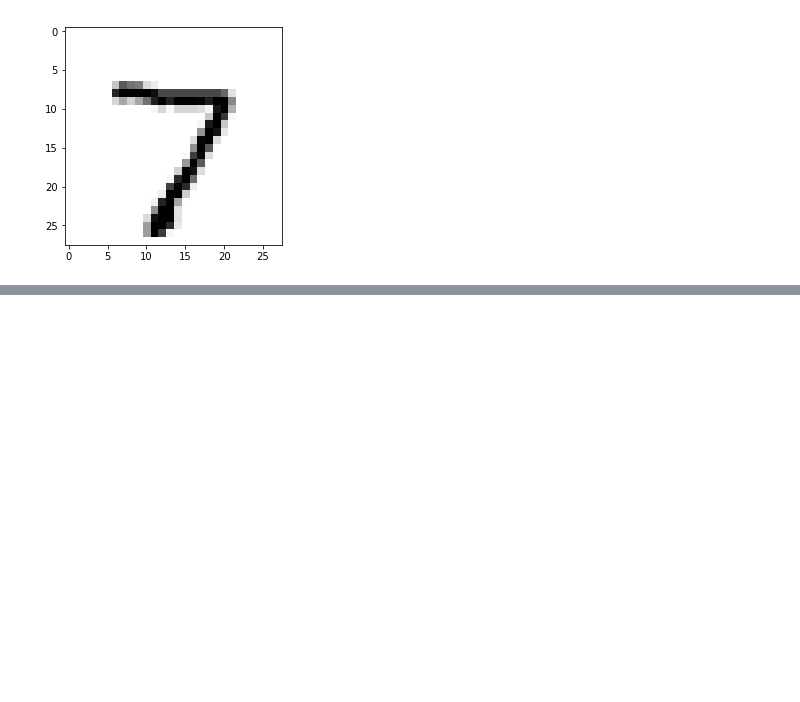
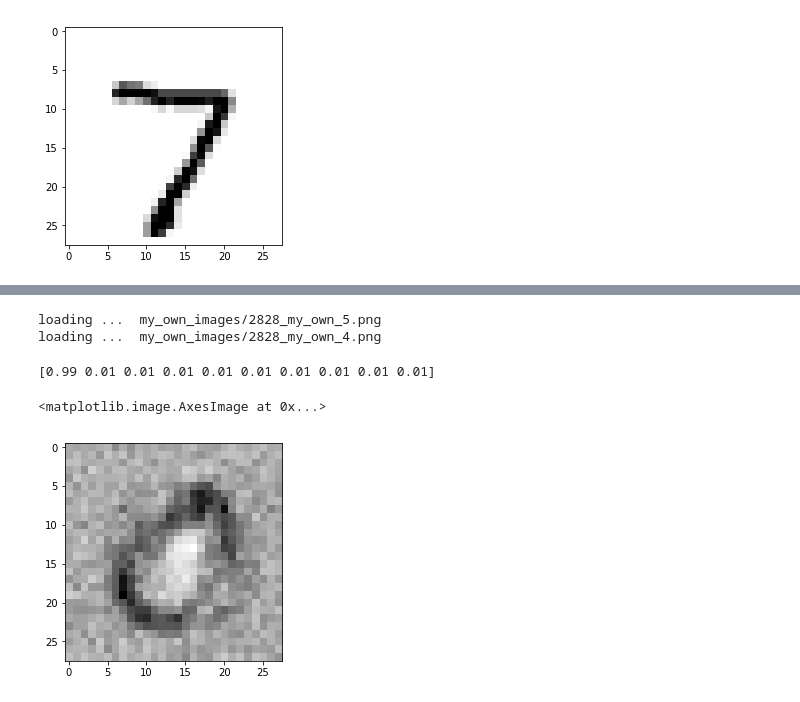
Before and after one commit to prahul/DEEPLEARNSTANFORD, a Jupyter notebook: MinsetExample.ipynb, the cells around one changed output, grey strips where cells are left out. Drawn from its saved outputs; the diff is of its cells as text; code cells hidden in the pictures; blank space fills up the shorter version.

```diff
--- a/MinsetExample.ipynb
+++ b/MinsetExample.ipynb
@@ -268,0 +318,43 @@ performance =  0.7
+# %%
+for image_file_name in glob.glob('my_own_images/2828_my_own_?.png'):
+    print ("loading ... ", image_file_name)
+    # use the filename to set the correct label
+    label = int(image_file_name[-5:-4])
+    #print(label)
+    # load image data from png files into an array
+    #img_array = imageio.imread(image_file_name, as_gray=True)
+    #img_array = scipy.misc.imread(image_file_name, flatten=True)
+    # reshape from 28x28 to list of 784 values, invert values
+    #img_data  = 255.0 - img_array.reshape(784)
+    # then scale data to range from 0.01 to 1.0
+    #img_data = (img_data / 255.0 * 0.99) + 0.01
+    #print(numpy.min(img_data))
+    #print(numpy.max(img_data))
+    # append label and image data  to test data set
+    #record = numpy.append(label,img_data)
+    #print(record)
+    #our_own_dataset.append(record)
+    pass
+# %% [output]
+loading ...  my_own_images/2828_my_own_5.png
+loading ...  my_own_images/2828_my_own_4.png
+# %%
+# run the network backwards, given a label, see what image it produces
+
+# label to test
+label = 0
+# create the output signals for this label
+targets = numpy.zeros(output_nodes) + 0.01
+# all_values[0] is the target label for this record
+targets[label] = 0.99
+print(targets)
+
+# get image data
+image_data = n.backquery(targets)
+
+# plot image data
+matplotlib.pyplot.imshow(image_data.reshape(28,28), cmap='Greys', interpolation='None')
+# %% [output]
+[0.99 0.01 0.01 0.01 0.01 0.01 0.01 0.01 0.01 0.01]
+<matplotlib.image.AxesImage at 0x...>
+[figure, added]
```
Also changed, not shown: parts of 15 cells of this notebook.
